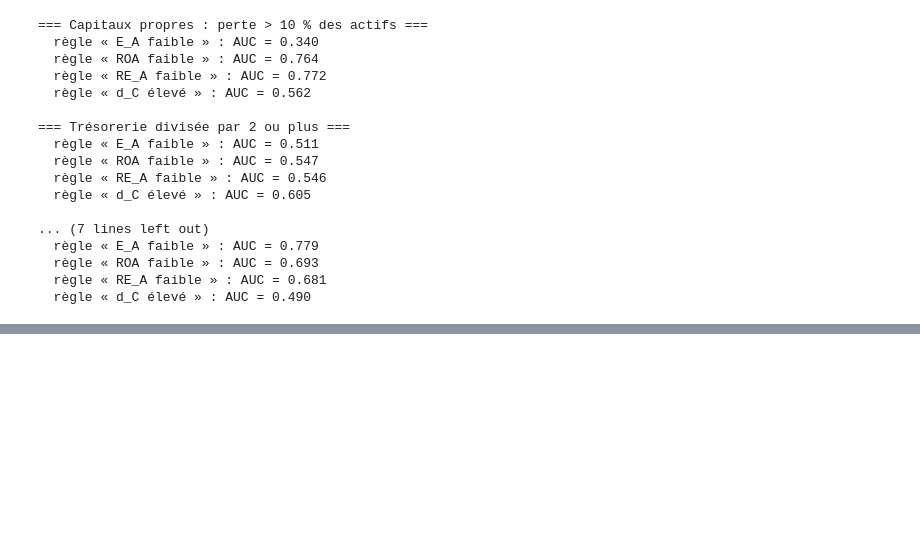
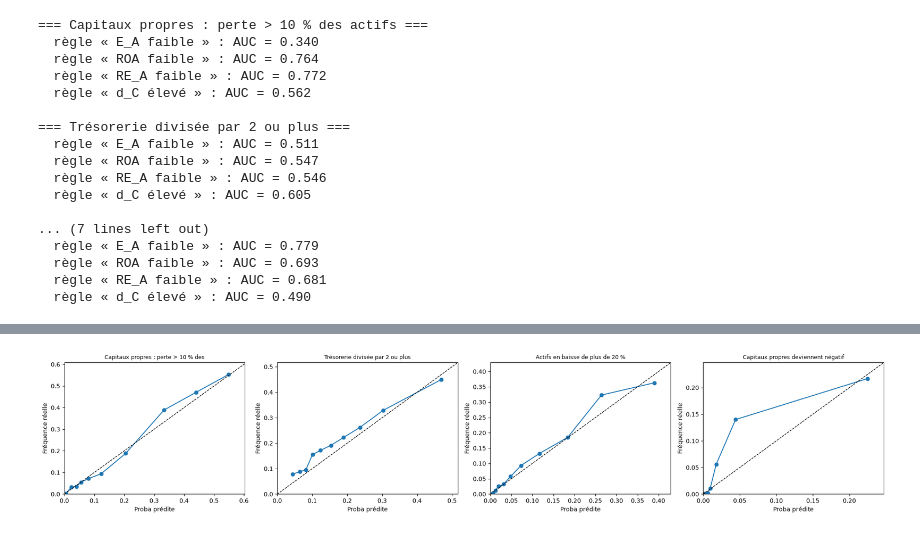
Before and after one commit to Khaoulalim/balance-sheet-scoring, a Jupyter notebook: notebooks/07_degradations.ipynb, the cells around one changed output, grey strips where cells are left out. Saved outputs shown, nothing was run; the diff lists cells and outputs as text; code cells hidden in the pictures; blank space fills up the shorter version.

Commit message:
Validation checks: tuning, bootstrap CI, calibration, subgroups - config frozen before test

```diff
--- a/notebooks/07_degradations.ipynb
+++ b/notebooks/07_degradations.ipynb
@@ -156,0 +207,41 @@ for nom, (evt, ok) in EVENEMENTS.items():
+# %%
+import matplotlib.pyplot as plt
+
+rng = np.random.default_rng(0)
+fig, axes = plt.subplots(1, 4, figsize=(20, 4))
+bilan = []
+for ax, (nom, (evt, ok)) in zip(axes, EVENEMENTS.items()):
+    tr = table[ok & (table["split"] == "train")]
+    va = table[ok & (table["split"] == "val")]
+    y_tr, y_va = evt[tr.index].astype(int), evt[va.index].astype(int).values
+    clf = HistGradientBoostingClassifier(max_iter=300, l2_regularization=1.0, random_state=0,
+                                         **{k: (int(v) if k != "learning_rate" else v)
+                                            for k, v in meilleurs[nom].items()})
+    clf.fit(tr[FEATURES], y_tr)
+    p = clf.predict_proba(va[FEATURES])[:, 1]
+
+    # 1) Intervalle de confiance à 95 % de l'AUC (bootstrap : 300 rééchantillonnages)
+    aucs = []
+    for _ in range(300):
+        i = rng.integers(0, len(p), len(p))
+        if y_va[i].min() != y_va[i].max():
+            aucs.append(roc_auc_score(y_va[i], p[i]))
+    # 2) Stabilité par année
+    an = va["end"].dt.year.values
+    auc_an = {a: round(roc_auc_score(y_va[an == a], p[an == a]), 3) for a in np.unique(an)}
+
+    bilan.append({"événement": nom, "AUC": roc_auc_score(y_va, p),
+                  "IC 95 % bas": np.percentile(aucs, 2.5), "IC 95 % haut": np.percentile(aucs, 97.5),
+                  **{f"AUC {a}": v for a, v in auc_an.items()},
+                  "fréquence": y_va.mean(), "proba moyenne": p.mean()})
+
+    # 3) Calibration : probabilité prédite contre fréquence réelle, par décile
+    dec = pd.qcut(p, 10, labels=False, duplicates="drop")
+    cal = pd.DataFrame({"pred": p, "reel": y_va, "dec": dec}).groupby("dec").mean()
+    ax.plot(cal["pred"], cal["reel"], "o-"); ax.plot([0, 1], [0, 1], "k--", lw=1)
+    ax.set_xlim(0, cal["pred"].max() * 1.1); ax.set_ylim(0, max(cal["reel"].max(), cal["pred"].max()) * 1.1)
+    ax.set_title(nom[:35], fontsize=9); ax.set_xlabel("Proba prédite"); ax.set_ylabel("Fréquence réelle")
+plt.tight_layout(); plt.show()
+pd.DataFrame(bilan).set_index("événement").round(3)
+# %% [output]
+[figure, added]
```
Also changed, not shown: parts of 5 cells of this notebook.
